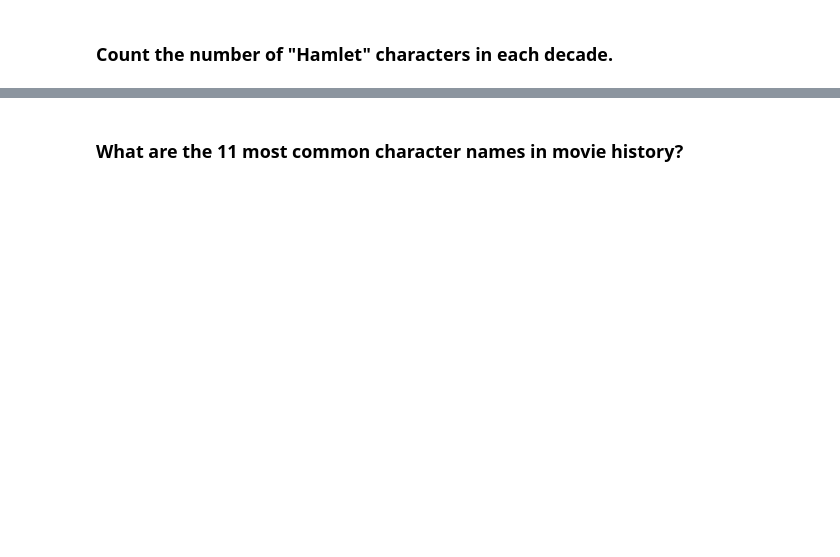
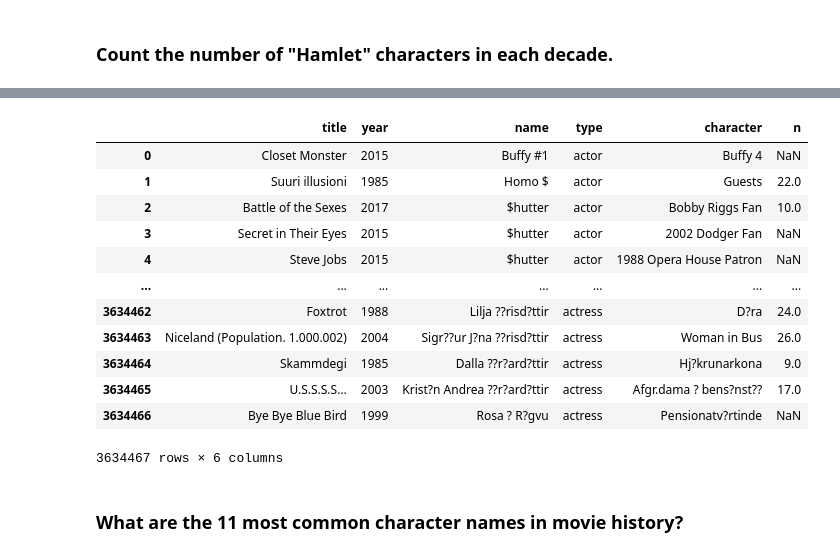
Before and after one commit to digitalminimal/Pandas_exercise, a Jupyter notebook: Exercises-2.ipynb, the cells around one changed output, grey strips where cells are left out. Saved outputs shown, nothing was run; the diff lists cells and outputs as text; code cells hidden in the pictures; blank space fills up the shorter version.

```diff
--- a/Exercises-2.ipynb
+++ b/Exercises-2.ipynb
@@ -138,2 +199,18 @@ q
+# %%
+cast
+# %% [output]
+|  | title | year | name | type | character | n |
+| 0 | Closet Monster | 2015 | Buffy #1 | actor | Buffy 4 | NaN |
+| 1 | Suuri illusioni | 1985 | Homo $ | actor | Guests | 22.0 |
+| 2 | Battle of the Sexes | 2017 | $hutter | actor | Bobby Riggs Fan | 10.0 |
+| 3 | Secret in Their Eyes | 2015 | $hutter | actor | 2002 Dodger Fan | NaN |
+| 4 | Steve Jobs | 2015 | $hutter | actor | 1988 Opera House Patron | NaN |
+| ... | ... | ... | ... | ... | ... | ... |
+| 3634462 | Foxtrot | 1988 | Lilja ??risd?ttir | actress | D?ra | 24.0 |
+| 3634463 | Niceland (Population. 1.000.002) | 2004 | Sigr??ur J?na ??risd?ttir | actress | Woman in Bus | 26.0 |
+| 3634464 | Skammdegi | 1985 | Dalla ??r?ard?ttir | actress | Hj?krunarkona | 9.0 |
+| 3634465 | U.S.S.S.S... | 2003 | Krist?n Andrea ??r?ard?ttir | actress | Afgr.dama ? bens?nst?? | 17.0 |
+| 3634466 | Bye Bye Blue Bird | 1999 | Rosa ? R?gvu | actress | Pensionatv?rtinde | NaN |
+3634467 rows × 6 columns
 # %% [markdown]
 ### What are the 11 most common character names in movie history?
```
Also changed, not shown: parts of 20 cells of this notebook.
